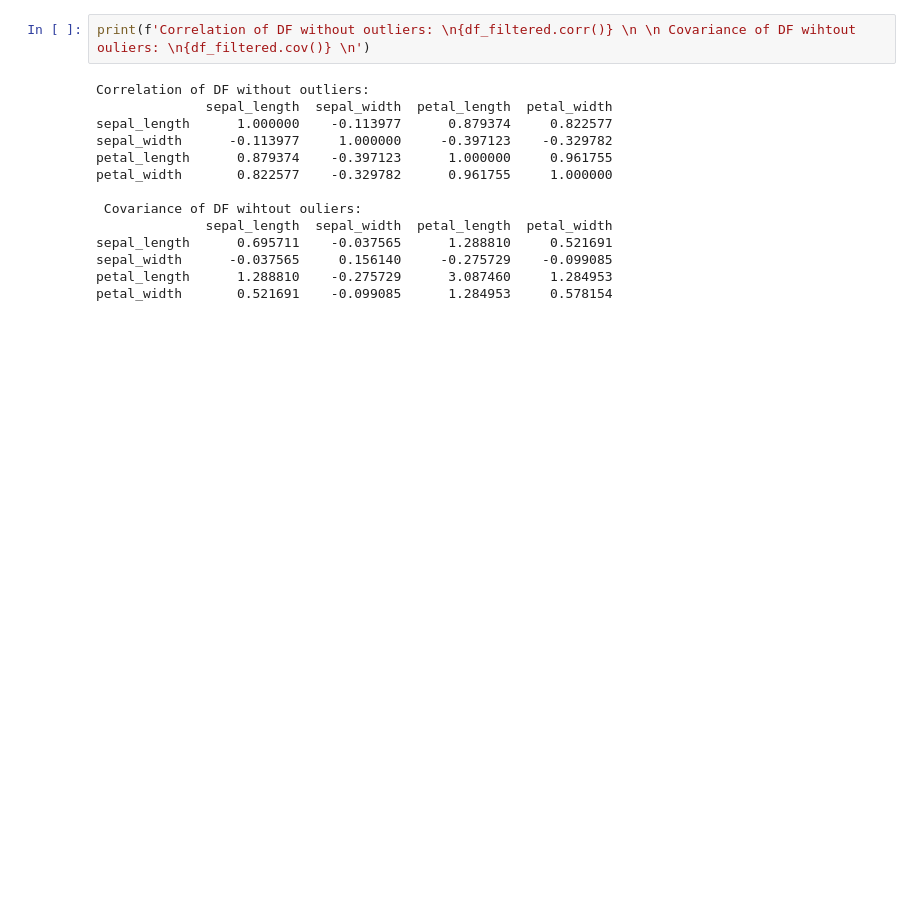
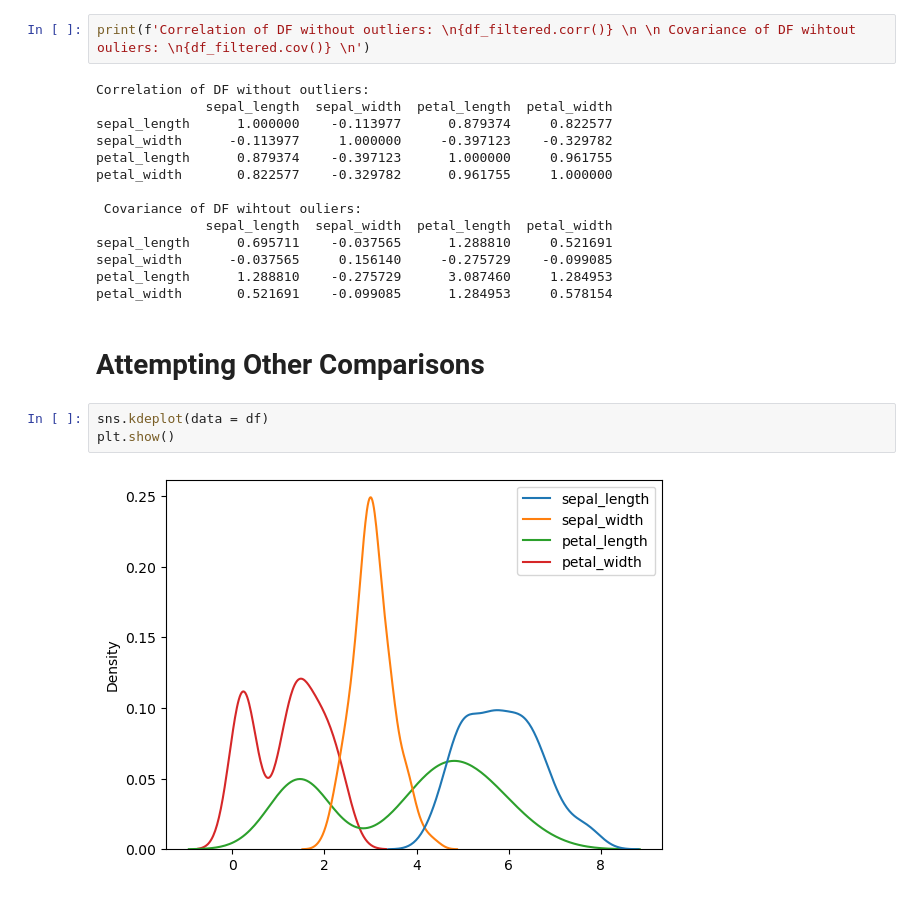
Before and after one commit to Beyond-Image/Intro_Data, a Jupyter notebook: HW2/HW2.ipynb, the cells around one changed output. Saved outputs shown, nothing was run; the diff lists cells and outputs as text; blank space fills up the shorter version.

```diff
--- a/HW2/HW2.ipynb
+++ b/HW2/HW2.ipynb
@@ -99,3 +103,10 @@ sepal_length      0.695711    -0.037565      1.288810     0.521691
 sepal_width      -0.037565     0.156140     -0.275729    -0.099085
 petal_length      1.288810    -0.275729      3.087460     1.284953
 petal_width       0.521691    -0.099085      1.284953     0.578154
+# %% [markdown]
+# Attempting Other Comparisons
+# %%
+sns.kdeplot(data = df)
+plt.show()
+# %% [output]
+[figure, added]
```
Also changed, not shown: parts of 6 cells of this notebook.
